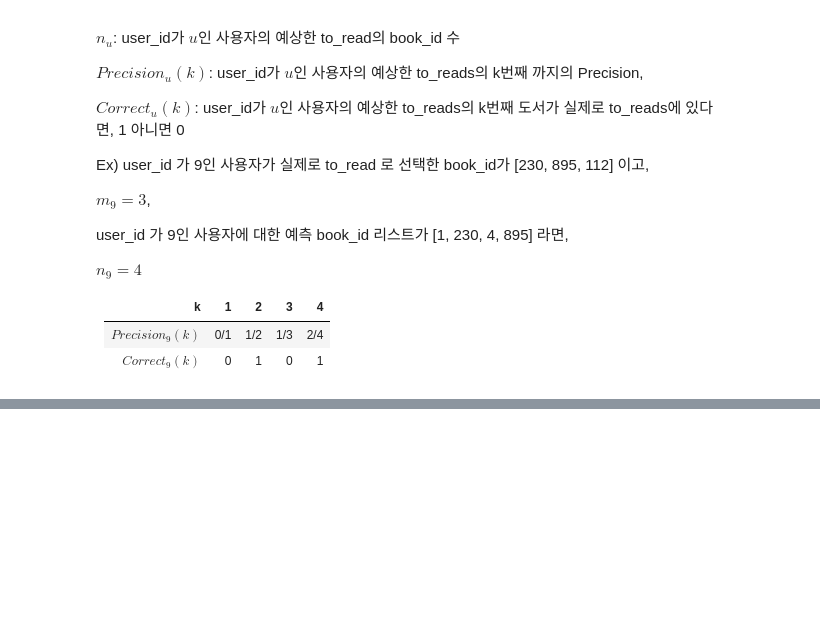
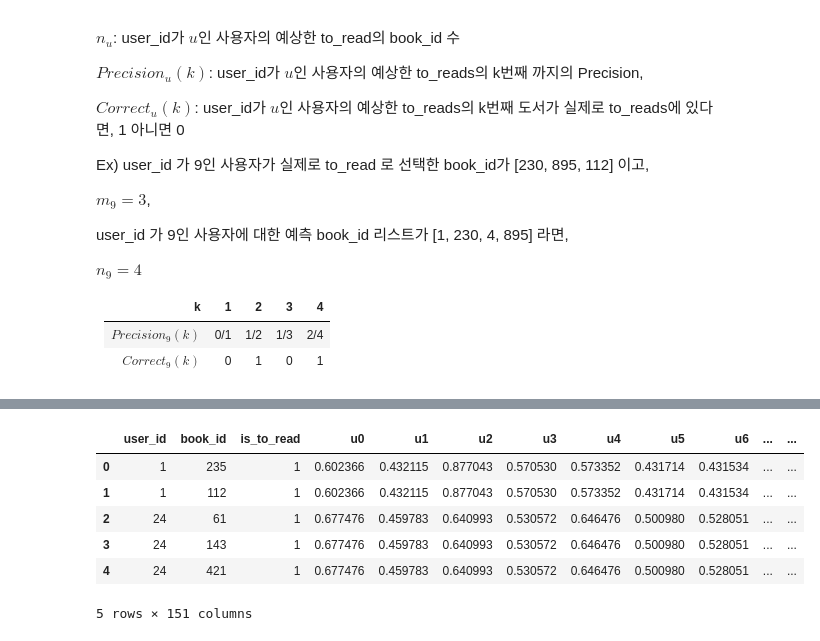
Before and after one commit to sunkusun9/DS_prob1_2510, a Jupyter notebook: prob_solution.ipynb, the cells around one changed output, grey strips where cells are left out. Cells and saved outputs as stored; diff of their text form; code cells hidden in the pictures; blank space fills up the shorter version.

Commit message:
Kaggle 문제까지 풀이 올립니다.

```diff
--- a/prob_solution.ipynb
+++ b/prob_solution.ipynb
@@ -2266,3 +2484,10 @@ $n_9 = 4$
 
 </div>
 </div>
+# %%
+# user id별 읽을 책 여부에 있던 책을 불러옵니다.
+# 이를 이용하여 예측 결과를 평가합니다.
+s_to_read_sample = pd.read_csv('to_read_sample.csv', index_col='user_id')['to_reads'].apply(
+    lambda x: [int(i) for i in x.split('|')]
+)
+df_kaggle = pd.read_csv('to_read_kaggle.csv')
@@ -2268,0 +2549,10 @@ $n_9 = 4$
+# %%
+book_ids = set(df_books.index)
+pd.concat([
+    s_to_read_sample.map(lambda x: book_ids - set(x)).rename('not_to_read'),
+    s_user_ratings.rename('reads')
+], axis=1, join = 'inner').apply(
+    lambda x: x['not_to_read'] - x['reads'], axis=1
+).explode().rename('book_id').to_frame().assign(
+    is_to_read = 0
+)
@@ -2268,0 +2574,31 @@ $n_9 = 4$
+# %%
+df_to_read = pd.concat([
+    s_to_read_sample.explode().rename('book_id').to_frame().assign(
+        is_to_read = 1
+    ),
+    pd.concat([
+        s_to_read_sample.map(lambda x: book_ids - set(x)).rename('not_to_read'),
+        s_user_ratings.rename('reads')
+    ], axis=1, join = 'inner').apply(
+        lambda x: x['not_to_read'] - x['reads'], axis=1
+    ).explode().rename('book_id').to_frame().assign(
+        is_to_read = 0
+    ).sample(n = 50000, random_state = 123)
+], axis = 0).reset_index().join(
+    df_user_coef, on = 'user_id'
+).join(
+    df_book_coef, on = 'book_id'
+).join(
+    df_user_coef2.rename(columns = lambda x: 'u{}_2'.format(x)), on = 'user_id'
+).join(
+    df_book_coef2.rename(columns = lambda x: 'b{}_2'.format(x)), on = 'book_id'
+)
+df_to_read.head()
+# %% [output]
+|  | user_id | book_id | is_to_read | u0 | u1 | u2 | u3 | u4 | u5 | u6 | ... | ... |
+| 0 | 1 | 235 | 1 | 0.602366 | 0.432115 | 0.877043 | 0.570530 | 0.573352 | 0.431714 | 0.431534 | ... | ... |
+| 1 | 1 | 112 | 1 | 0.602366 | 0.432115 | 0.877043 | 0.570530 | 0.573352 | 0.431714 | 0.431534 | ... | ... |
+| 2 | 24 | 61 | 1 | 0.677476 | 0.459783 | 0.640993 | 0.530572 | 0.646476 | 0.500980 | 0.528051 | ... | ... |
+| 3 | 24 | 143 | 1 | 0.677476 | 0.459783 | 0.640993 | 0.530572 | 0.646476 | 0.500980 | 0.528051 | ... | ... |
+| 4 | 24 | 421 | 1 | 0.677476 | 0.459783 | 0.640993 | 0.530572 | 0.646476 | 0.500980 | 0.528051 | ... | ... |
+5 rows × 151 columns
```
Also changed, not shown: parts of 26 cells of this notebook.
